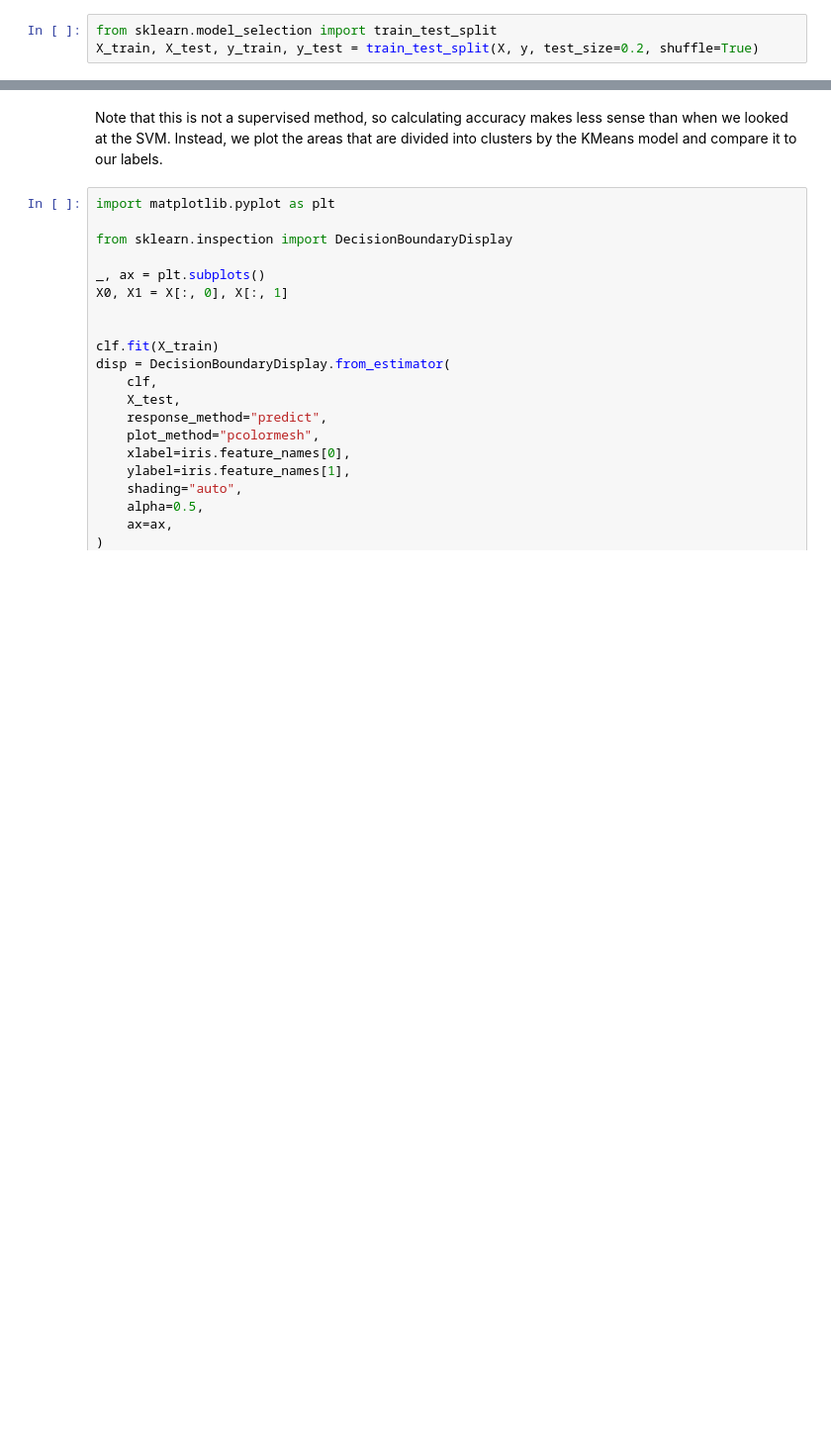
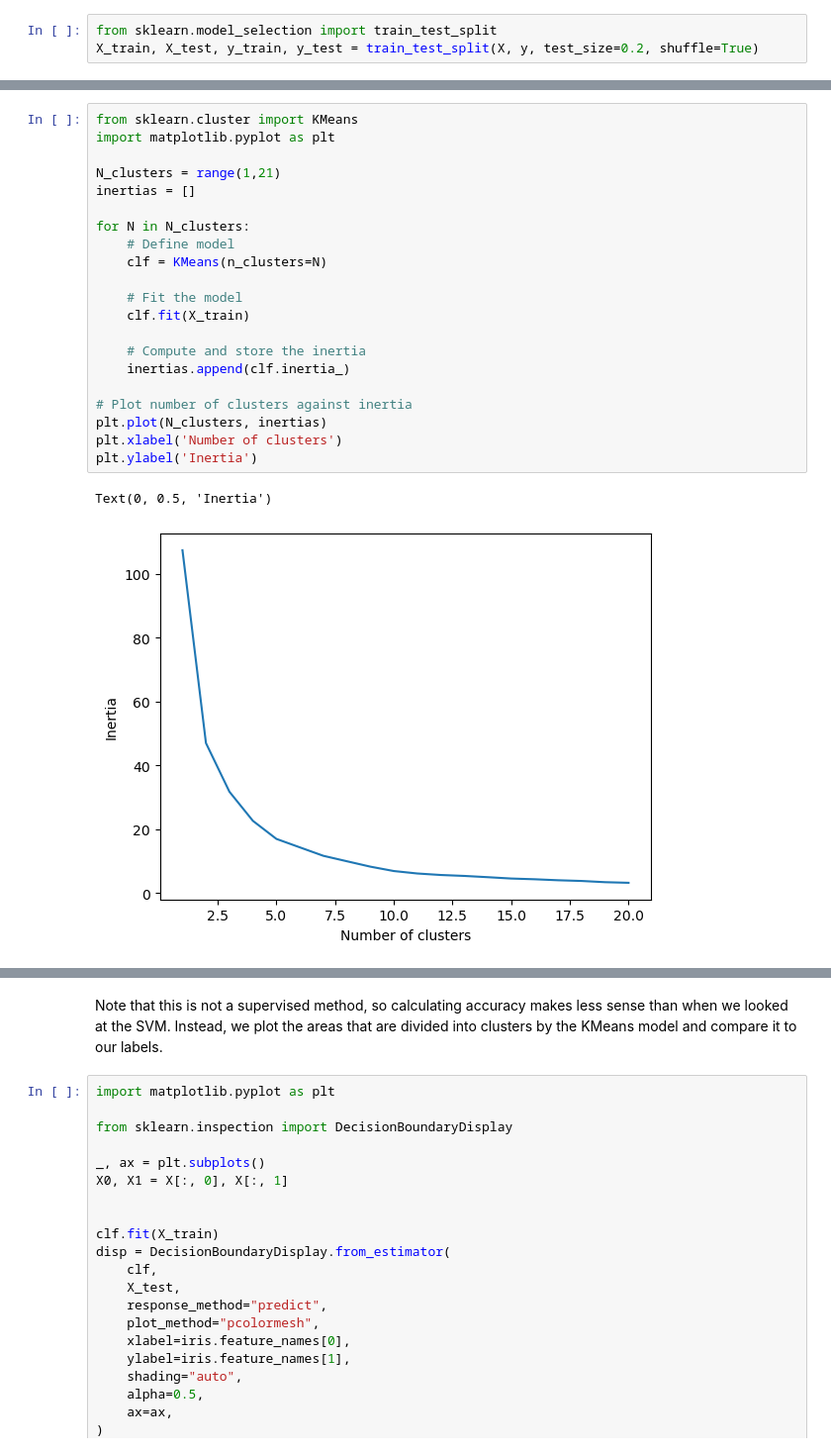
Before and after one commit to sveneziale/binder, a Jupyter notebook: Unsupervised_Learning.ipynb, the cells around one changed output, grey strips where cells are left out. Shown: that part at 99% size. Cells and saved outputs as stored; diff of their text form; blank space fills up the shorter version.

```diff
--- a/Unsupervised_Learning.ipynb
+++ b/Unsupervised_Learning.ipynb
@@ -58,0 +49,24 @@ X_train, X_test, y_train, y_test = train_test_split(X, y, test_size=0.2, shuffle
+# %%
+from sklearn.cluster import KMeans
+import matplotlib.pyplot as plt
+
+N_clusters = range(1,21)
+inertias = []
+
+for N in N_clusters:
+    # Define model
+    clf = KMeans(n_clusters=N)
+
+    # Fit the model
+    clf.fit(X_train)
+
+    # Compute and store the inertia
+    inertias.append(clf.inertia_)
+
+# Plot number of clusters against inertia
+plt.plot(N_clusters, inertias)
+plt.xlabel('Number of clusters')
+plt.ylabel('Inertia')
+# %% [output]
+Text(0, 0.5, 'Inertia')
+[figure, added]
```
Also changed, not shown: parts of 9 cells of this notebook, 1 other file.
